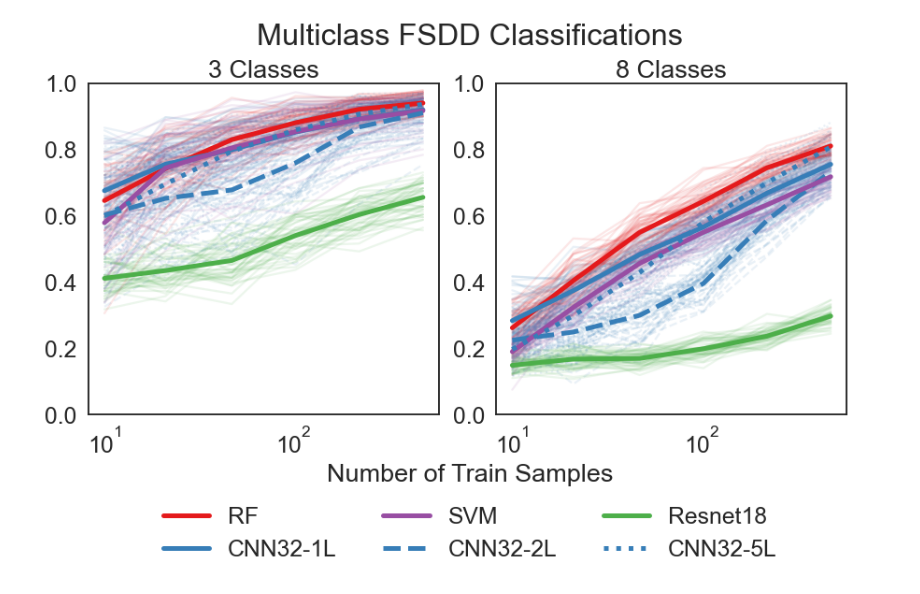
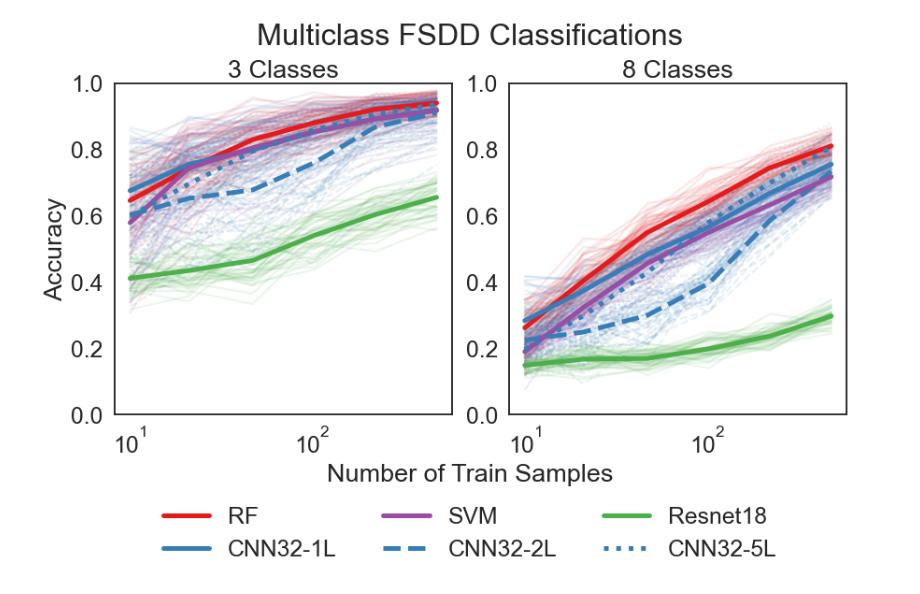
Before and after one commit to neurodata/df-dn-paper, a Jupyter notebook: audio/fsdd_figure.ipynb, the cells around one changed output. Cells and saved outputs as stored; diff of their text form; code cells hidden in the pictures.

Commit message:
Add files via upload
added accuracy label on y axis

```diff
--- a/audio/fsdd_figure.ipynb
+++ b/audio/fsdd_figure.ipynb
@@ -191,35 +191,34 @@ fig, ax = plt.subplots(nrows=1, ncols=2, figsize=(12, 6), constrained_layout=Tru
 
 plt.suptitle("Multiclass FSDD Classifications", x=0.53, y=1.03, va="baseline")
 fig.text(0.53, -0.05, "Number of Train Samples", ha="center")
 samples_space = np.geomspace(10, 480, num=6, dtype=int)
 xtitles = ["3 Classes", "8 Classes"]
-ytitles = ["Accuracy", "Wall Time (s)"]
-ylimits = [[0, 1], [1e-1, 1e7]]
 yticks = [[0, 0.5, 1], [1e-1, 1e1, 1e3]]
 
 for i, col in enumerate(ax):
     col.set_xscale("log")
-    col.set_ylim(ylimits[0])
+    col.set_ylim([0, 1])
 
     # Label x axis and plot figures
-
+    if i == 0:
+        col.set_ylabel("Accuracy")
     col.set_title(xtitles[i])
     plot_acc(col, accs, i)
 
 fig.align_ylabels(
     ax[
         :,
     ]
 )
 
 leg = fig.legend(
     bbox_to_anchor=(0.53, -0.3),
     bbox_transform=plt.gcf().transFigure,
     ncol=3,
     loc="lower center",
 )
 leg.get_frame().set_linewidth(0.0)
 for legobj in leg.legendHandles:
     legobj.set_linewidth(5.0)
 # %% [output]
-[figure, old version]
+[figure, new version]
```
